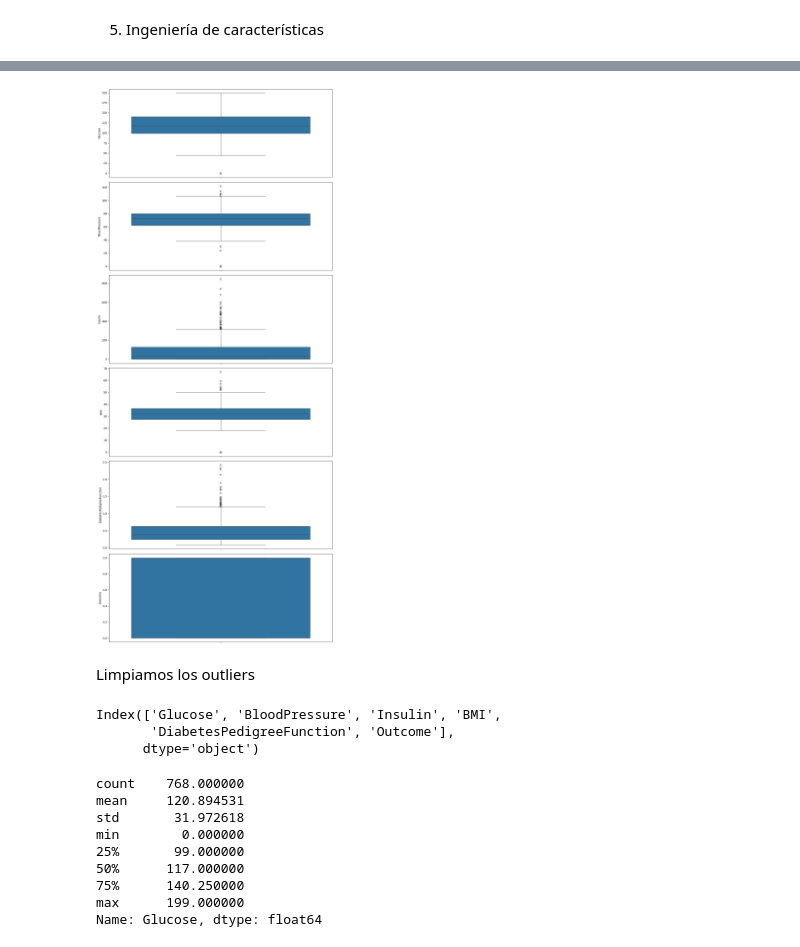
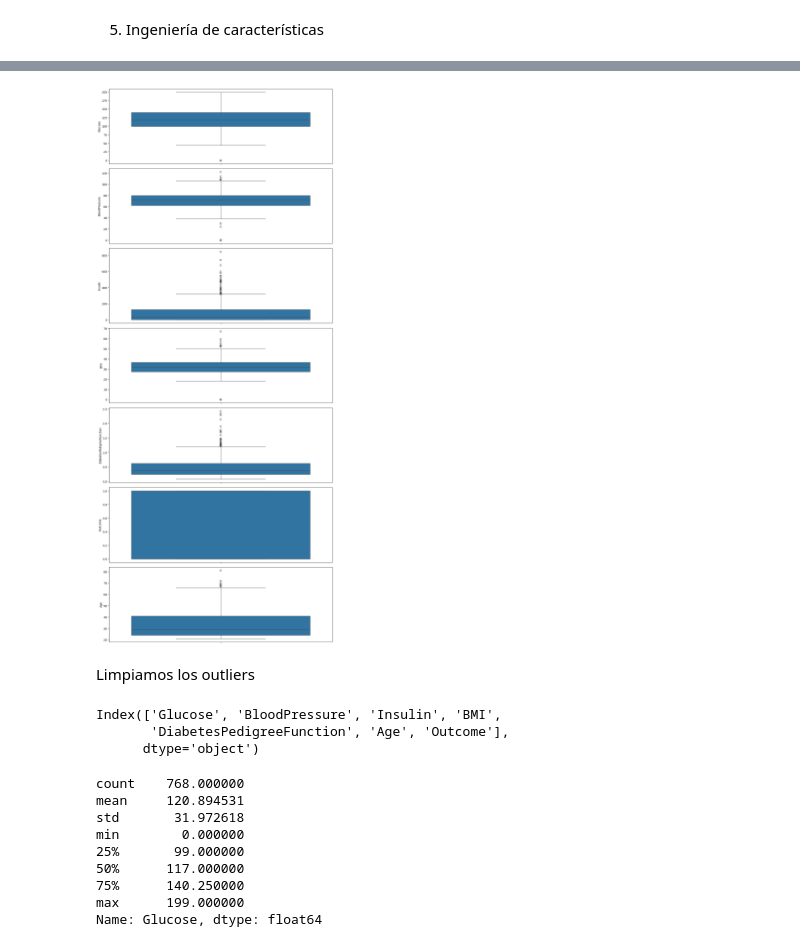
Before and after one commit to Eleiny9/DECISION-TREE-ALGO, a Jupyter notebook: src/explore.ipynb, the cells around one changed output, grey strips where cells are left out. Drawn from its saved outputs; the diff is of its cells as text; code cells hidden in the pictures.

```diff
--- a/src/explore.ipynb
+++ b/src/explore.ipynb
@@ -62,7 +62,7 @@ data.head()
 | 4 | 0 | 137 | 40 | 35 | 168 | 43.1 | 2.288 | 33 | ... |
 # %%
 #Se elimina datos irrelevante
-data.drop(["Pregnancies","SkinThickness", "Age"], axis = 1, inplace = True)
+data.drop(["Pregnancies","SkinThickness"], axis = 1, inplace = True)
 data.head()
 
 #Nos quedamos con las siguientes variables
@@ -88,11 +88,11 @@ import matplotlib.pyplot as plt
 import seaborn as sns
 
 # Crear la figura y los ejes (6 filas, 2 columnas), ya que tienes 6 variables
-fig, axes = plt.subplots(6, 2, figsize=(12, 24))
+fig, axes = plt.subplots(7, 2, figsize=(12, 24))
 
 # Lista de variables a graficar
 variables = ['Glucose', 'BloodPressure', 'Insulin', 'BMI',
-             'DiabetesPedigreeFunction', 'Outcome']
+             'DiabetesPedigreeFunction', 'Age', 'Outcome']
 
 # Iterar sobre cada variable y graficar histplot y boxplot
 for i, var in enumerate(variables):
@@ -114,10 +114,10 @@ plt.show()
 4. Análisis de variables multivariante
 # %%
 # Crear la figura
-fig, axis = plt.subplots(5, 2, figsize=(12, 28))
+fig, axis = plt.subplots(6, 2, figsize=(12, 28))
 
 # Lista de variables a graficar
-variables = ['Glucose', 'BloodPressure', 'Insulin', 'BMI', 'DiabetesPedigreeFunction']
+variables = ['Glucose', 'BloodPressure', 'Insulin', 'BMI', 'DiabetesPedigreeFunction', 'Age']
 
 
 # Iterar sobre cada variable y graficar regplot y heatmap
@@ -177,32 +177,32 @@ data.describe()
 # %%
 # Crear la figura y los ejes (7 filas, 1 columna)
-fig, axis = plt.subplots(6, 1, figsize=(12, 28))
+fig, axis = plt.subplots(7, 1, figsize=(12, 28))
 
 # Lista de variables a graficar
-variables = ['Glucose', 'BloodPressure', 'Insulin', 'BMI', 'DiabetesPedigreeFunction', 'Outcome']
+variables = ['Glucose', 'BloodPressure', 'Insulin', 'BMI', 'DiabetesPedigreeFunction', 'Outcome', 'Age']
 
 # Iterar sobre cada variable y graficar boxplot
 for i, var in enumerate(variables):
     # Boxplot
     sns.boxplot(ax=axis[i], data=data, y=var)
 
 
 # Ajustar el layout para evitar solapamiento
 plt.tight_layout()
 
 # Mostrar el gráfico
 plt.show()
 
 # Existen varios outliers , siendo valores atipicos que pueden afectar nuestro modelo. El que mas posee estos valores es Insulin y DiabetesPedigreeFunction
 # %% [output]
-[figure, old version]
+[figure, new version]
 # %% [markdown]
 Limpiamos los outliers
 # %%
 data.columns
 # %% [output]
 Index(['Glucose', 'BloodPressure', 'Insulin', 'BMI',
-       'DiabetesPedigreeFunction', 'Outcome'],
+       'DiabetesPedigreeFunction', 'Age', 'Outcome'],
       dtype='object')
 # %%
 #Primero revisamos los datos de charges (Q, media , sdt)
```
Also changed, not shown: parts of 25 cells of this notebook, 3 other files.
